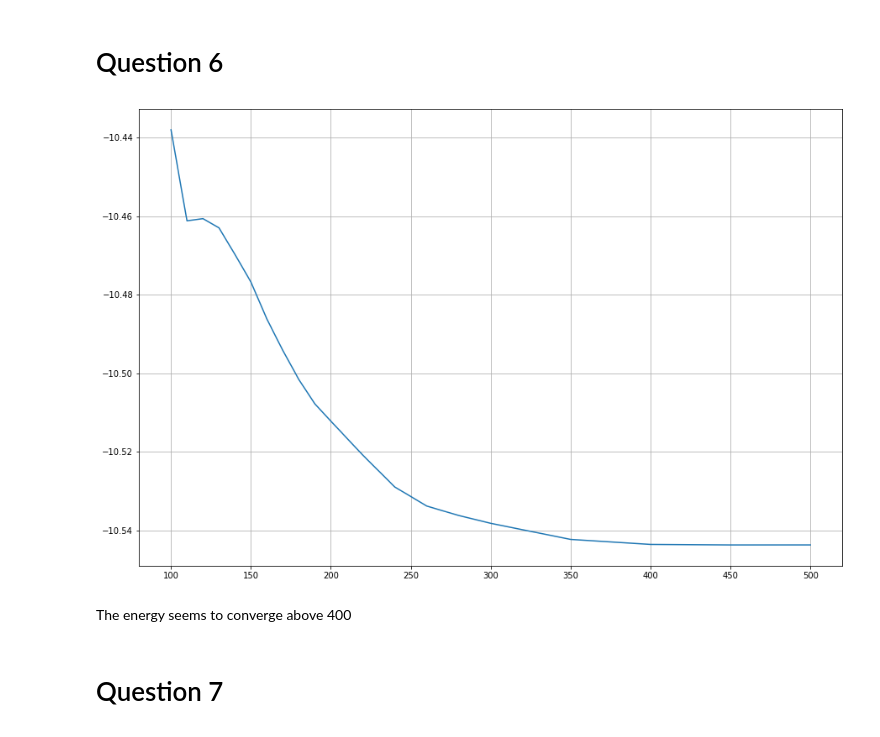
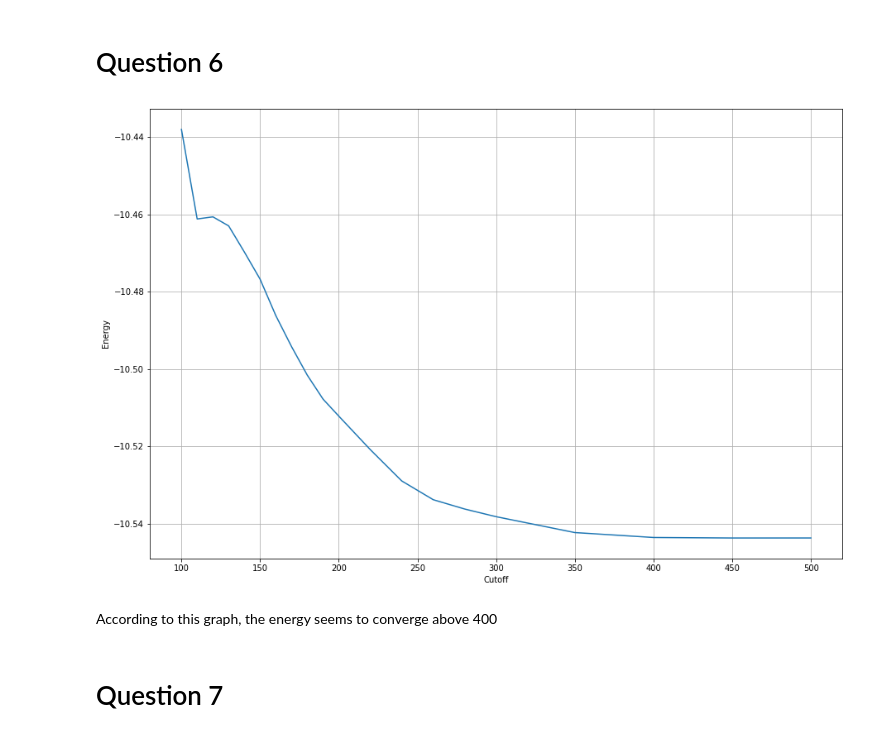
Before and after one commit to LeiRoF/M1-TP-Solid-State, a Jupyter notebook: TP1/Rapport_TP1.ipynb, the cells around one changed output. Drawn from its saved outputs; the diff is of its cells as text; code cells hidden in the pictures.

```diff
--- a/TP1/Rapport_TP1.ipynb
+++ b/TP1/Rapport_TP1.ipynb
@@ -72,17 +80,19 @@ done
 # %%
 from numpy import *
 import matplotlib.pyplot as plt
 
 data = loadtxt('results/Q6_energy.txt')
 
 plt.figure(figsize=[15,10])
 plt.plot(data[:,0],data[:,1])
+plt.xlabel('Cutoff')
+plt.ylabel('Energy')
 plt.grid()
 plt.show()
 # %% [output]
-[figure, old version]
+[figure, new version]
 # %% [markdown]
-The energy seems to converge above 400
+According to this graph, the energy seems to converge above 400
 # %% [markdown]
 # Question 7
 # %%
```
Also changed, not shown: parts of 15 cells of this notebook, 1 other file.
